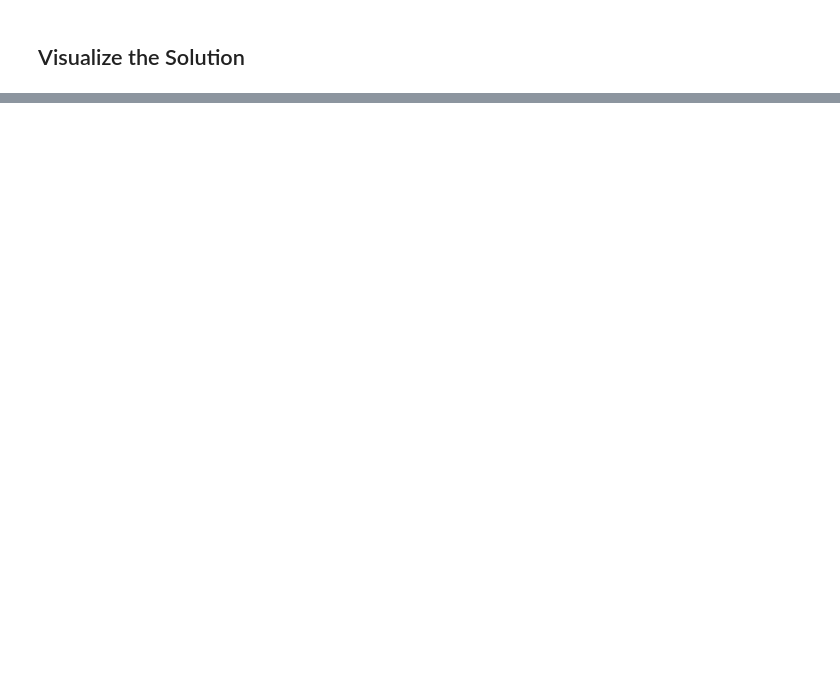
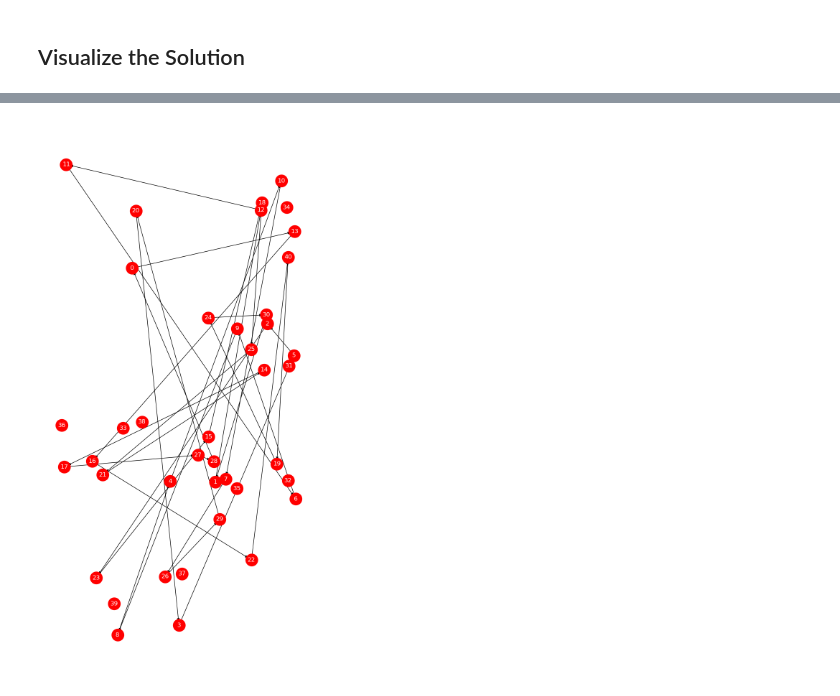
Before and after one commit to adam-bouafia/NetworkOptimization-VRPHLB-Project, a Jupyter notebook: Notebook Including GML file/Vehicle_Routing_Problem_with_Locker_Boxes.ipynb, the cells around one changed output, grey strips where cells are left out. Saved outputs shown, nothing was run; the diff lists cells and outputs as text; code cells hidden in the pictures; blank space fills up the shorter version.

```diff
--- a/Notebook Including GML file/Vehicle_Routing_Problem_with_Locker_Boxes.ipynb
+++ b/Notebook Including GML file/Vehicle_Routing_Problem_with_Locker_Boxes.ipynb
@@ -281,0 +285,4 @@ plt.show()
+# %%
+DrawSol(G,x)
+# %% [output]
+[figure, added]
```
Also changed, not shown: parts of 3 cells of this notebook, 1 other file.
